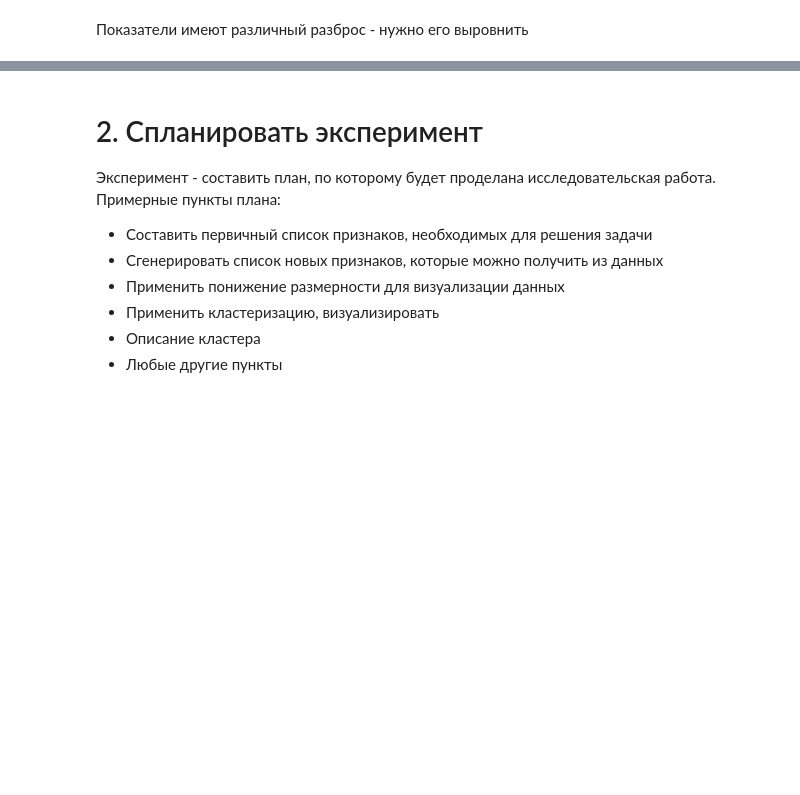
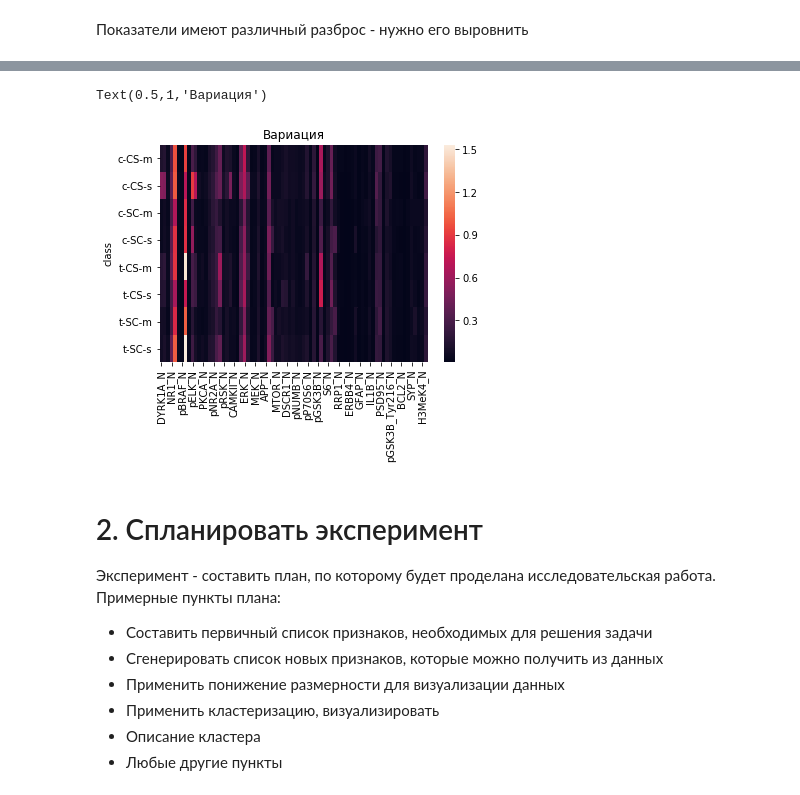
Before and after one commit to pyltsin/ipynb, a Jupyter notebook: otus/14 (dimred)/homework_dimred.ipynb, the cells around one changed output, grey strips where cells are left out. Drawn from its saved outputs; the diff is of its cells as text; code cells hidden in the pictures; blank space fills up the shorter version.

```diff
--- a/otus/14 (dimred)/homework_dimred.ipynb
+++ b/otus/14 (dimred)/homework_dimred.ipynb
@@ -109,3 +124,9 @@ seaborn.heatmap(corr,
+# %%
+seaborn.heatmap(std_by_group)
+plt.title('Вариация')
+# %% [output]
+Text(0.5,1,'Вариация')
+[figure, added]
 # %% [markdown]
 # 2. Спланировать эксперимент
 
```
Also changed, not shown: parts of 48 cells of this notebook, 1 other file.
